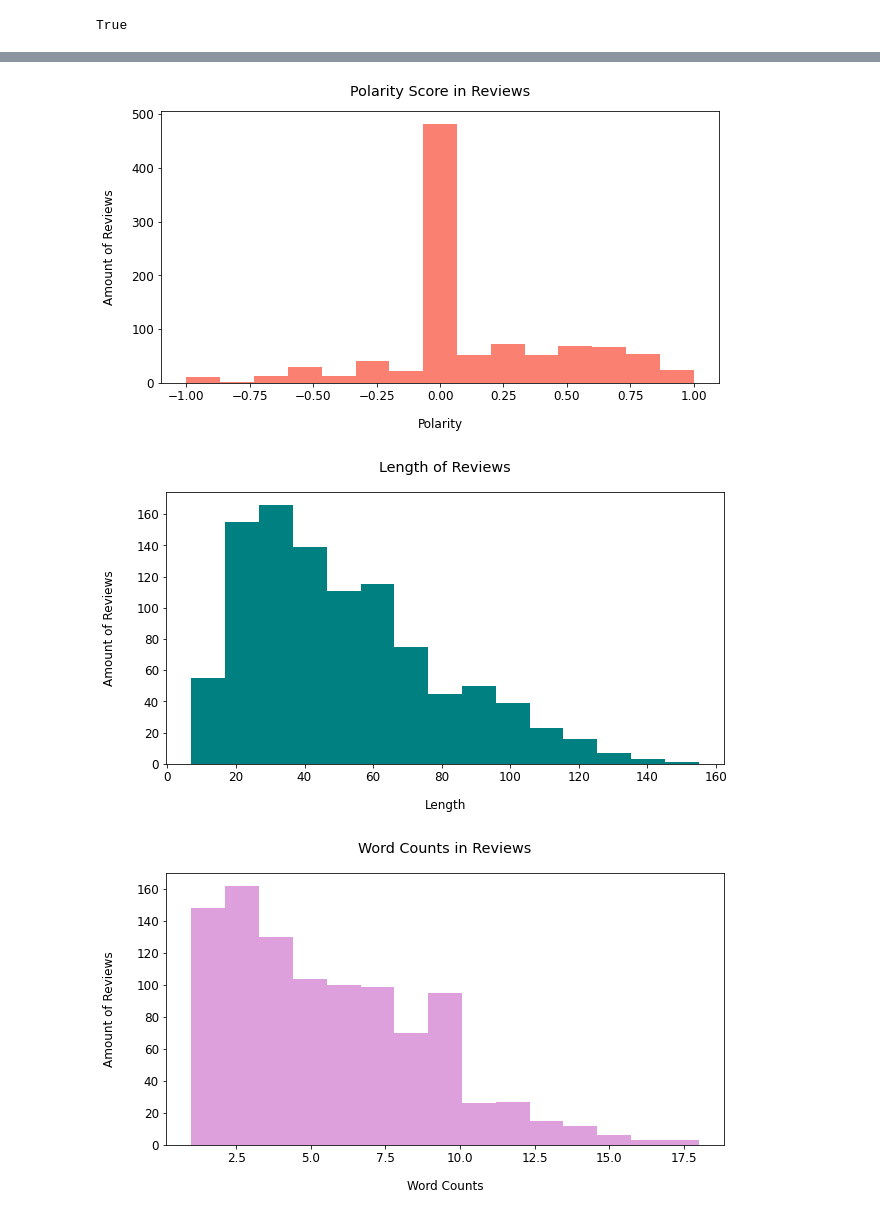
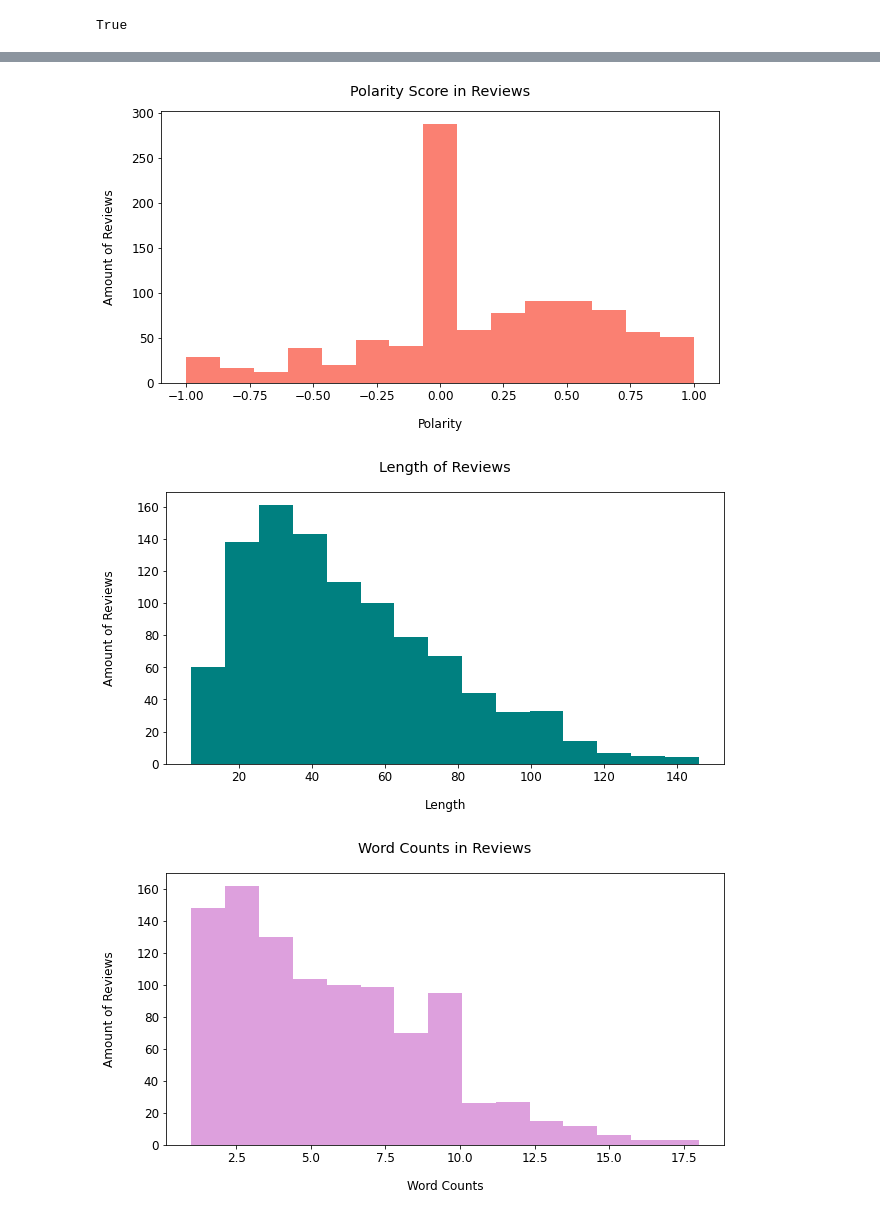
Before and after one commit to cerenkasap/restaurant_review_analysis, a Jupyter notebook: Exploratory_Data_Analysis.ipynb, the cells around one changed output, grey strips where cells are left out. Saved outputs shown, nothing was run; the diff lists cells and outputs as text; code cells hidden in the pictures.

```diff
--- a/Exploratory_Data_Analysis.ipynb
+++ b/Exploratory_Data_Analysis.ipynb
@@ -68,20 +70,20 @@ Liked     0
 dtype: int64
 # %%
 #Polarity scores
-df["Polarity"] = df["Review"].map(lambda Text: TextBlob(Text).sentiment.polarity)
+df["Polarity"] = df["Review_cleaned"].map(lambda Text: TextBlob(Text).sentiment.polarity)
 df["Polarity"].plot(kind = "hist", bins = 15, linewidth = 1, color = "salmon", figsize = (10,5))
 
 plt.title("Polarity Score in Reviews", pad = 15)
 plt.xlabel("Polarity", labelpad = 15)
 
 plt.ylabel("Amount of Reviews", labelpad = 15)
 plt.savefig('images/polarity_score.png', dpi=300)
 plt.show()
 # %% [output]
-[figure, old version]
+[figure, new version]
 # %%
 #Length of reviews
-df["Length"] = df["Review"].astype(str).apply(len)
+df["Length"] = df["Review_cleaned"].apply(lambda x: len(x) - x.count(" "))
 df["Length"].plot(kind = "hist", bins = 15, linewidth = 1, color = "teal", figsize = (10,5))
 plt.title("Length of Reviews", pad = 20)
 plt.xlabel("Length", labelpad = 15)
@@ -89,6 +91,6 @@ plt.ylabel("Amount of Reviews",labelpad = 20)
 plt.savefig('images/length_of_reviews.png', dpi=300)
 plt.show()
 # %% [output]
-[figure, old version]
+[figure, new version]
 # %%
 #Word counts
```
Also changed, not shown: parts of 12 cells of this notebook, 6 other files.
